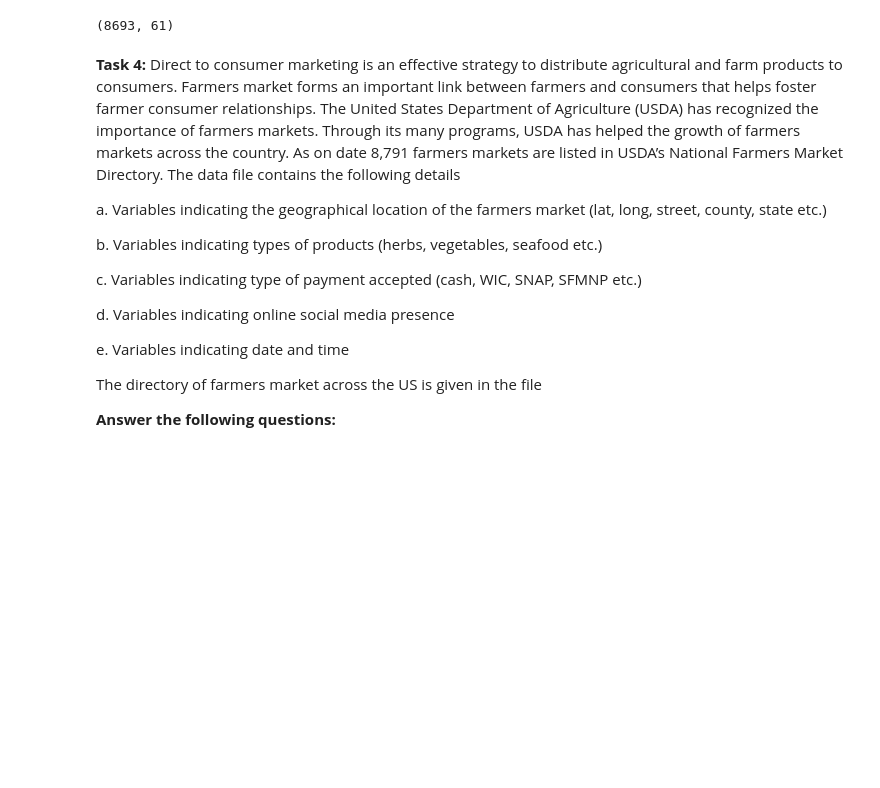
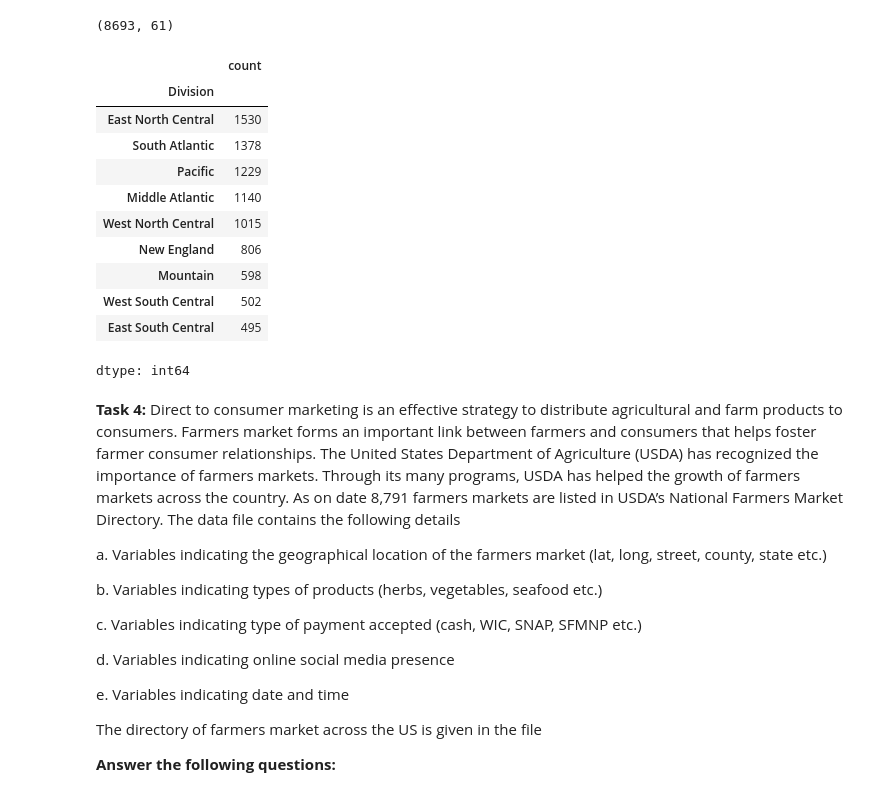
Before and after one commit to SimranaSinha/Masters-ComputationalVisualization, a Jupyter notebook: Dataprepforviz.ipynb, the cells around one changed output. Drawn from its saved outputs; the diff is of its cells as text; code cells hidden in the pictures; blank space fills up the shorter version.

```diff
--- a/Dataprepforviz.ipynb
+++ b/Dataprepforviz.ipynb
@@ -1389,6 +1302,21 @@ result = pd.merge(df_fm, df_division, how="inner", on=['State'])
 result.shape
 # %% [output]
 (8693, 61)
+# %%
+result['Division'].value_counts()
+# %% [output]
+|  | count |
+| Division |  |
+| East North Central | 1530 |
+| South Atlantic | 1378 |
+| Pacific | 1229 |
+| Middle Atlantic | 1140 |
+| West North Central | 1015 |
+| New England | 806 |
+| Mountain | 598 |
+| West South Central | 502 |
+| East South Central | 495 |
+dtype: int64
 # %% [markdown]
 **Task 4:** Direct to consumer marketing is an effective strategy to distribute agricultural and farm products to consumers. Farmers market forms an important link between farmers and consumers that helps foster farmer consumer relationships. The United States Department of Agriculture (USDA) has recognized the importance of farmers markets. Through its many programs, USDA has helped the growth of farmers markets across the country. As on date 8,791 farmers markets are listed in USDA’s National Farmers Market Directory.
 The data file contains the following details
```
Also changed, not shown: parts of 11 cells of this notebook.
